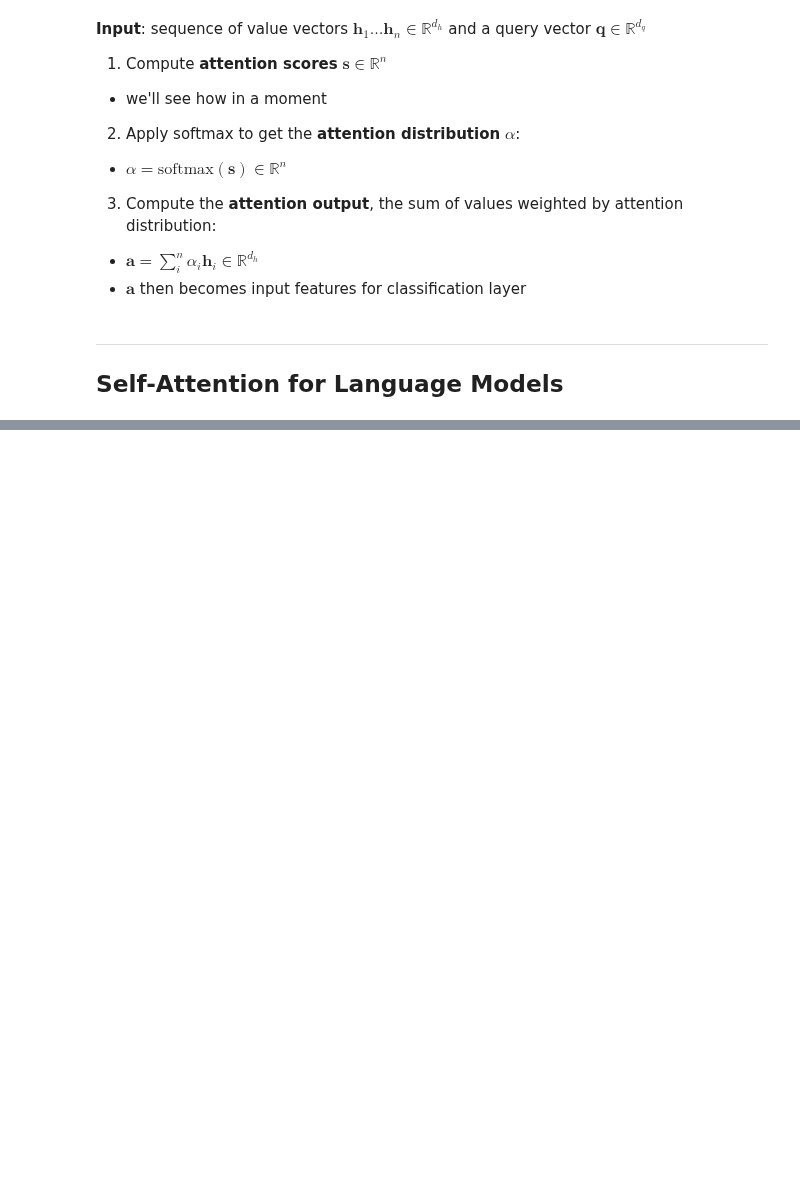
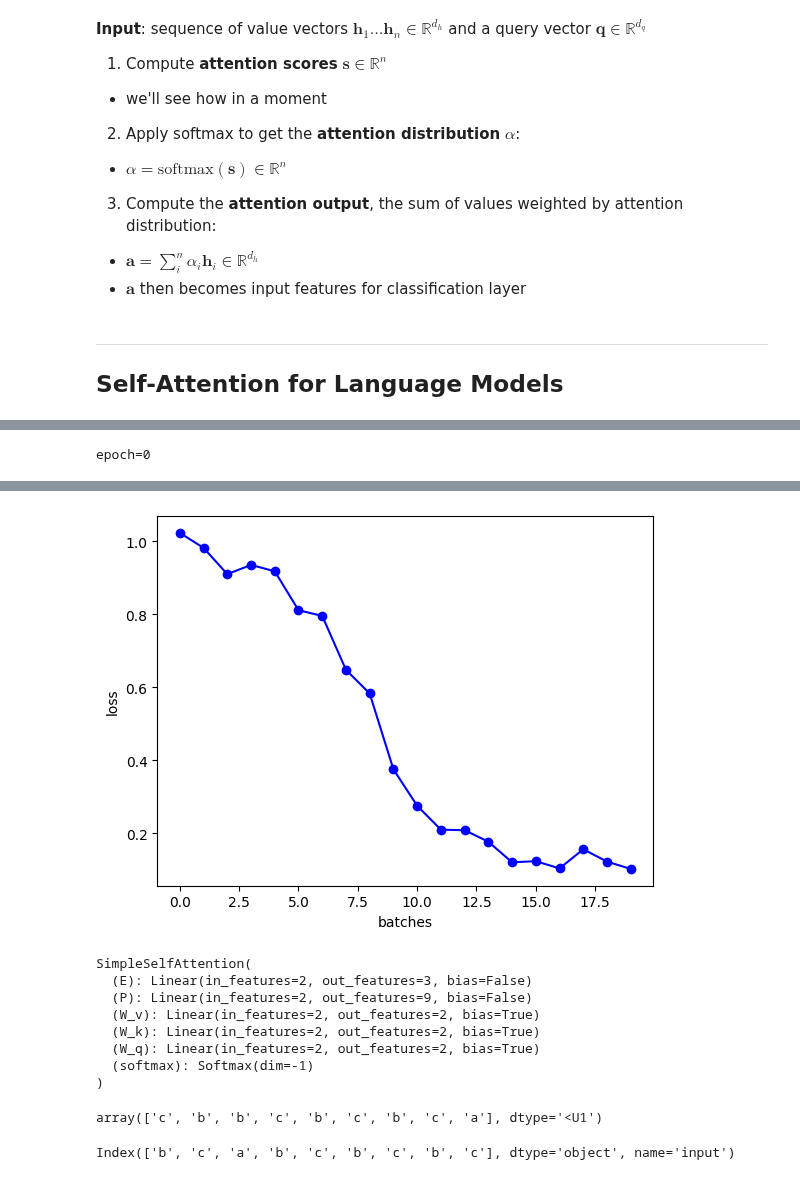
Before and after one commit to tulane-cmps6730/main, a Jupyter notebook: notebooks/10_Transformer.ipynb, the cells around one changed output, grey strips where cells are left out. Cells and saved outputs as stored; diff of their text form; code cells hidden in the pictures; blank space fills up the shorter version.

```diff
--- a/notebooks/10_Transformer.ipynb
+++ b/notebooks/10_Transformer.ipynb
@@ -242,0 +596,11 @@ Python 3.10.12
+# %%
+data2 = [
+    chars2vec('bcabcbcbca', char2int),
+    chars2vec('bcbcbcbcbc', char2int),
+]  * 10
+
+ssa2 = SimpleSelfAttention(vocab_size=3, embedding_size=2, seq_len=9,
+                           use_positional_embedding=True, verbose=True)
+train_model(ssa2, data2, epochs=10, learning_rate=.1, batch_size=10)
+# %% [output]
+epoch=0
@@ -242,0 +626,20 @@ Python 3.10.12
+[figure, added]
+SimpleSelfAttention(
+  (E): Linear(in_features=2, out_features=3, bias=False)
+  (P): Linear(in_features=2, out_features=9, bias=False)
+  (W_v): Linear(in_features=2, out_features=2, bias=True)
+  (W_k): Linear(in_features=2, out_features=2, bias=True)
+  (W_q): Linear(in_features=2, out_features=2, bias=True)
+  (softmax): Softmax(dim=-1)
+)
+# %%
+# predct "a" in last position?
+x = chars2vec('bcabcbcbca', char2int)
+outputs = ssa2.forward(x[:-1])
+vocabulary[outputs.argmax(axis=1)]
+# %% [output]
+array(['c', 'b', 'b', 'c', 'b', 'c', 'b', 'c', 'a'], dtype='<U1')
+# %%
+pd.Index(chars[:-1], name='input')
+# %% [output]
+Index(['b', 'c', 'a', 'b', 'c', 'b', 'c', 'b', 'c'], dtype='object', name='input')
```
Also changed, not shown: parts of 81 cells of this notebook.
